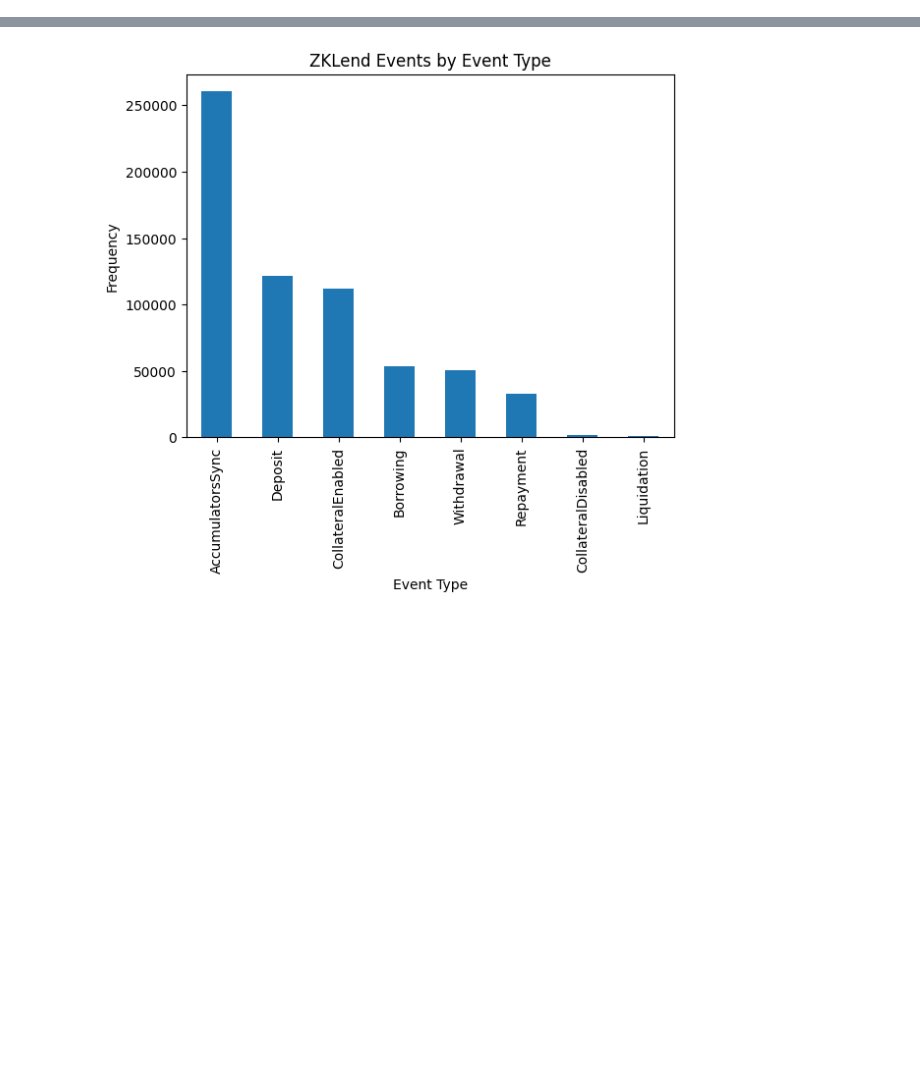
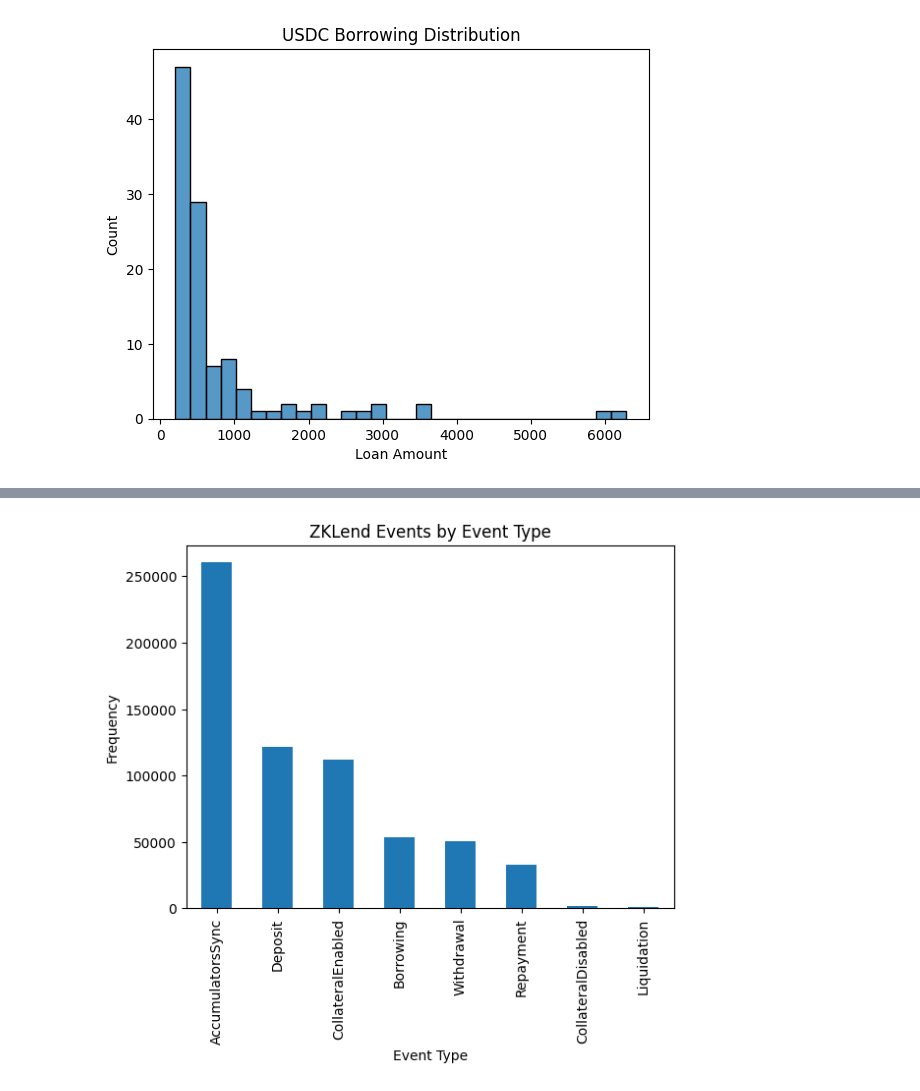
Before and after one commit to CarmineOptions/derisk-research, a Jupyter notebook: visualizations.ipynb, the cells around one changed output, grey strips where cells are left out. Drawn from its saved outputs; the diff is of its cells as text; code cells hidden in the pictures; blank space fills up the shorter version.

Commit message:
visualizations

```diff
--- a/visualizations.ipynb
+++ b/visualizations.ipynb
@@ -39,3 +40,21 @@ zklend_events = pandas.read_sql(
 connection.close()
 
 zklend_events.set_index('id', inplace = True)
+# %%
+# Iterate over ordered events to obtain the final state of each user.
+state = State()
+prices = Prices()
+for _, event in zklend_events.iterrows():
+    state.process_event(event = event)
+# %%
+# USDC Tokens
+user_borrowings = []
+for user_state in state.user_states.values():
+    borrowings = user_state.token_states['USDC'].borrowings * prices.prices['USDC'] / 10**constants.get_decimals('USDC')
+    if borrowings > 200:
+        user_borrowings.append(borrowings)
+sns.histplot(data=user_borrowings);
+plt.title('USDC Borrowing Distribution');
+plt.xlabel('Loan Amount');
+# %% [output]
+[figure, added]
```
Also changed, not shown: parts of 14 cells of this notebook, 1 other file.
